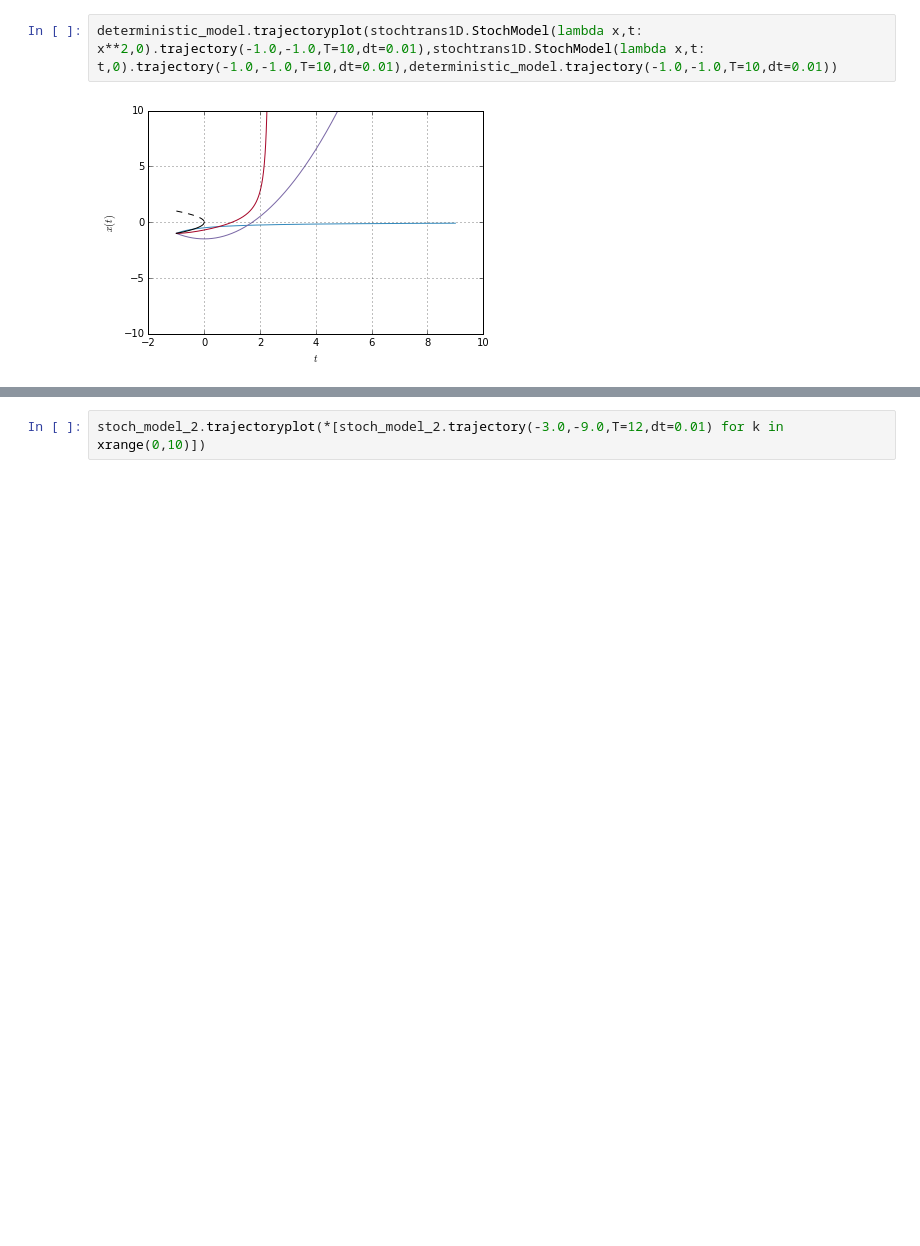
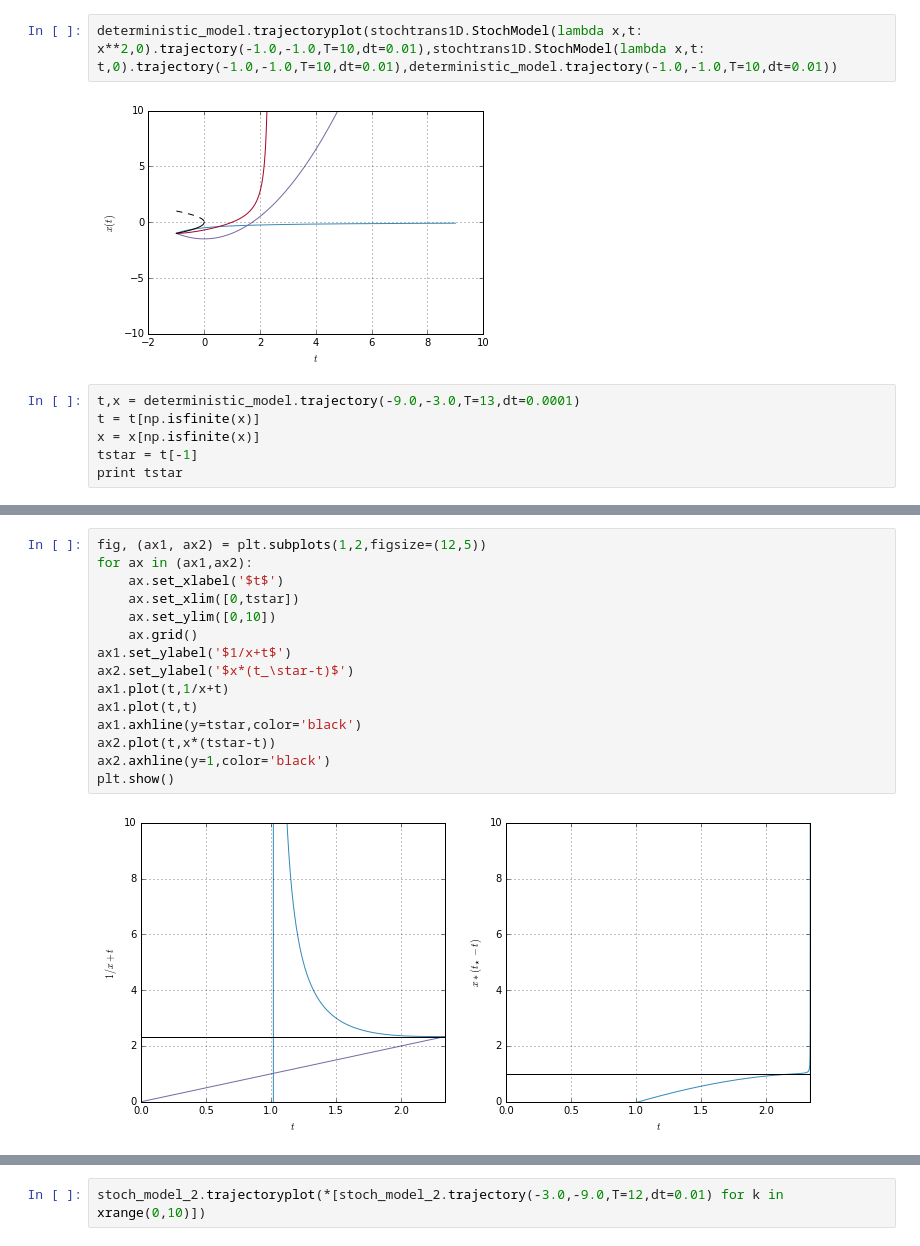
Before and after one commit to cbherbert/stochrare, a Jupyter notebook: Stability-Loss.ipynb, the cells around one changed output, grey strips where cells are left out. Saved outputs shown, nothing was run; the diff lists cells and outputs as text; blank space fills up the shorter version.

```diff
--- a/Stability-Loss.ipynb
+++ b/Stability-Loss.ipynb
@@ -35,3 +35,9 @@ deterministic_model.trajectoryplot(*[deterministic_model.trajectory(-2.0,-4.0,T=
 deterministic_model.trajectoryplot(stochtrans1D.StochModel(lambda x,t: x**2,0).trajectory(-1.0,-1.0,T=10,dt=0.01),stochtrans1D.StochModel(lambda x,t: t,0).trajectory(-1.0,-1.0,T=10,dt=0.01),deterministic_model.trajectory(-1.0,-1.0,T=10,dt=0.01))
 # %% [output]
 [figure]
+# %%
+t,x = deterministic_model.trajectory(-9.0,-3.0,T=13,dt=0.0001)
+t = t[np.isfinite(x)]
+x = x[np.isfinite(x)]
+tstar = t[-1]
+print tstar
@@ -37,0 +60,17 @@ deterministic_model.trajectoryplot(stochtrans1D.StochModel(lambda x,t: x**2,0).t
+# %%
+fig, (ax1, ax2) = plt.subplots(1,2,figsize=(12,5))
+for ax in (ax1,ax2):
+    ax.set_xlabel('$t$')
+    ax.set_xlim([0,tstar])
+    ax.set_ylim([0,10])
+    ax.grid()
+ax1.set_ylabel('$1/x+t$')
+ax2.set_ylabel('$x*(t_\star-t)$')
+ax1.plot(t,1/x+t)
+ax1.plot(t,t)
+ax1.axhline(y=tstar,color='black')
+ax2.plot(t,x*(tstar-t))
+ax2.axhline(y=1,color='black')
+plt.show()
+# %% [output]
+[figure, added]
```
Also changed, not shown: parts of 15 cells of this notebook, 1 other file.
